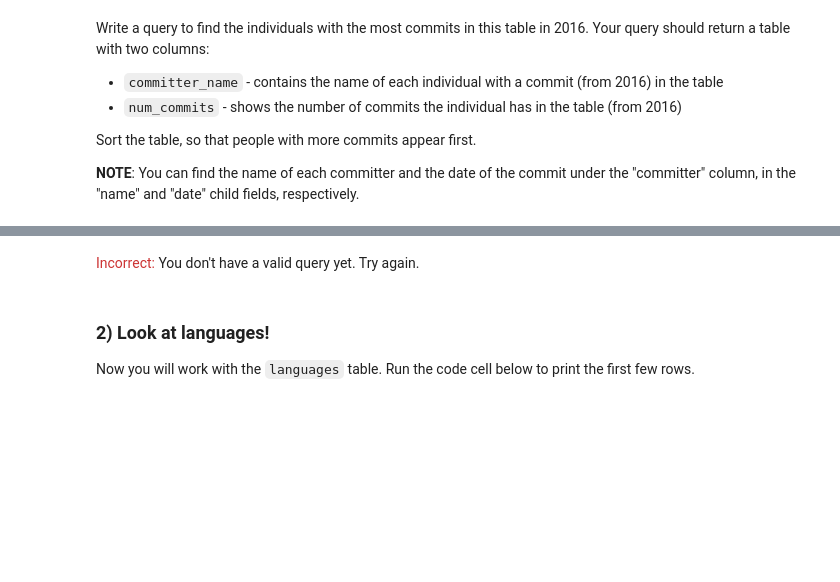
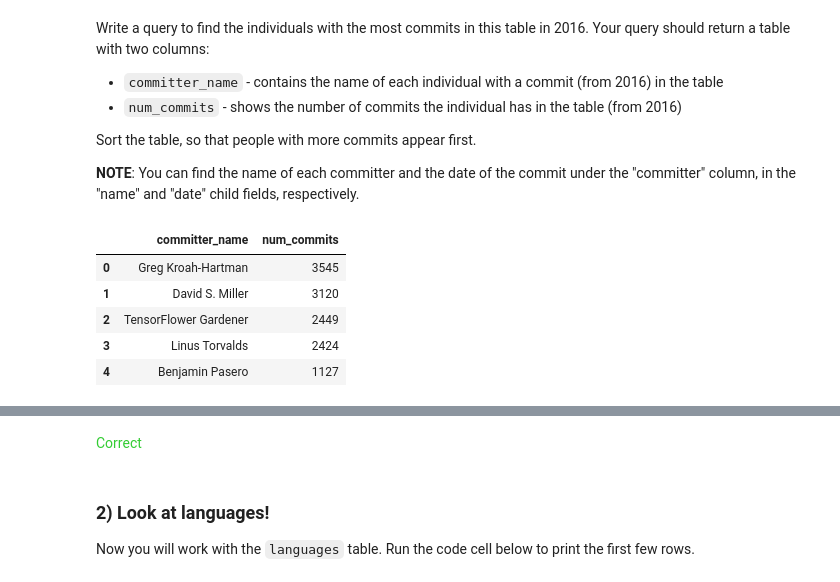
Before and after one commit to doganirmak/advanced-sql, a Jupyter notebook: exercise-nested-and-repeated-data.ipynb, the cells around one changed output, grey strips where cells are left out. Cells and saved outputs as stored; diff of their text form; code cells hidden in the pictures; blank space fills up the shorter version.

Commit message:
Kaggle Notebook | Exercise: Nested and Repeated Data | Version 2

```diff
--- a/exercise-nested-and-repeated-data.ipynb
+++ b/exercise-nested-and-repeated-data.ipynb
@@ -82,13 +82,25 @@ Sort the table, so that people with more commits appear first.
 # %%
 # Write a query to find the answer
 max_commits_query = """
+                    SELECT committer.name as committer_name,
+                        COUNT(*) AS num_commits
+                    FROM `bigquery-public-data.github_repos.sample_commits`
+                    WHERE EXTRACT(YEAR FROM committer.date) = 2016
+                    GROUP BY committer_name
+                    ORDER BY num_commits DESC
                     """
 
 # Check your answer
 q_1.check()
 # %% [output]
+|  | committer_name | num_commits |
+| 0 | Greg Kroah-Hartman | 3545 |
+| 1 | David S. Miller | 3120 |
+| 2 | TensorFlower Gardener | 2449 |
+| 3 | Linus Torvalds | 2424 |
+| 4 | Benjamin Pasero | 1127 |
 [interactive output not drawn]
-<span style="color:#cc3333">Incorrect:</span> You don't have a valid query yet.  Try again.
+<span style="color:#33cc33">Correct</span>
 # %%
 # Lines below will give you a hint or solution code
 #q_1.hint()
```
